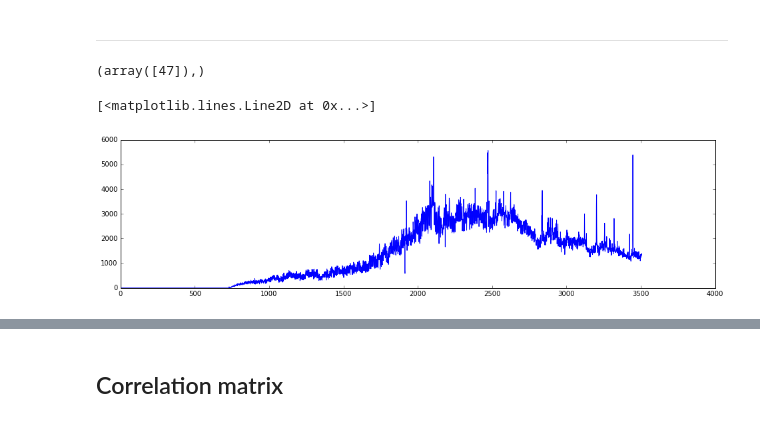
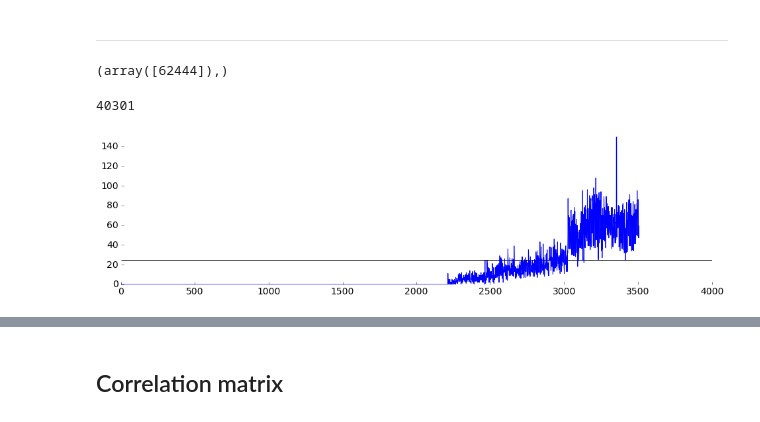
Before and after one commit to JeroenDelcour/redditStats, a Jupyter notebook: subreddits activity/subreddit video.ipynb, the cells around one changed output, grey strips where cells are left out. Drawn from its saved outputs; the diff is of its cells as text; code cells hidden in the pictures.

Commit message:
exported prettier subreddits daily posts image

```diff
--- a/subreddits activity/subreddit video.ipynb
+++ b/subreddits activity/subreddit video.ipynb
@@ -136,12 +136,19 @@ Wall time: 32.4 s
 # %% [markdown]
 <hr>
 # %%
-np.where(subreddits == 'pics')
+np.where(subreddits == 'dataisbeautiful')
 # %% [output]
-(array([47]),)
+(array([62444]),)
+# %%
+np.sum(data[62444])
+# %% [output]
+40301
 # %%
 plt.figure(figsize=(16,4))
-plt.plot(data[47])
+plt.plot(data[62444])
+plt.ylim([0,150])
+plt.hlines(25, 0, 4000)
+hide_spines()
+plt.show()
 # %% [output]
-[<matplotlib.lines.Line2D at 0x...>]
-[figure, old version]
+[figure, new version]
```
Also changed, not shown: parts of 14 cells of this notebook.
